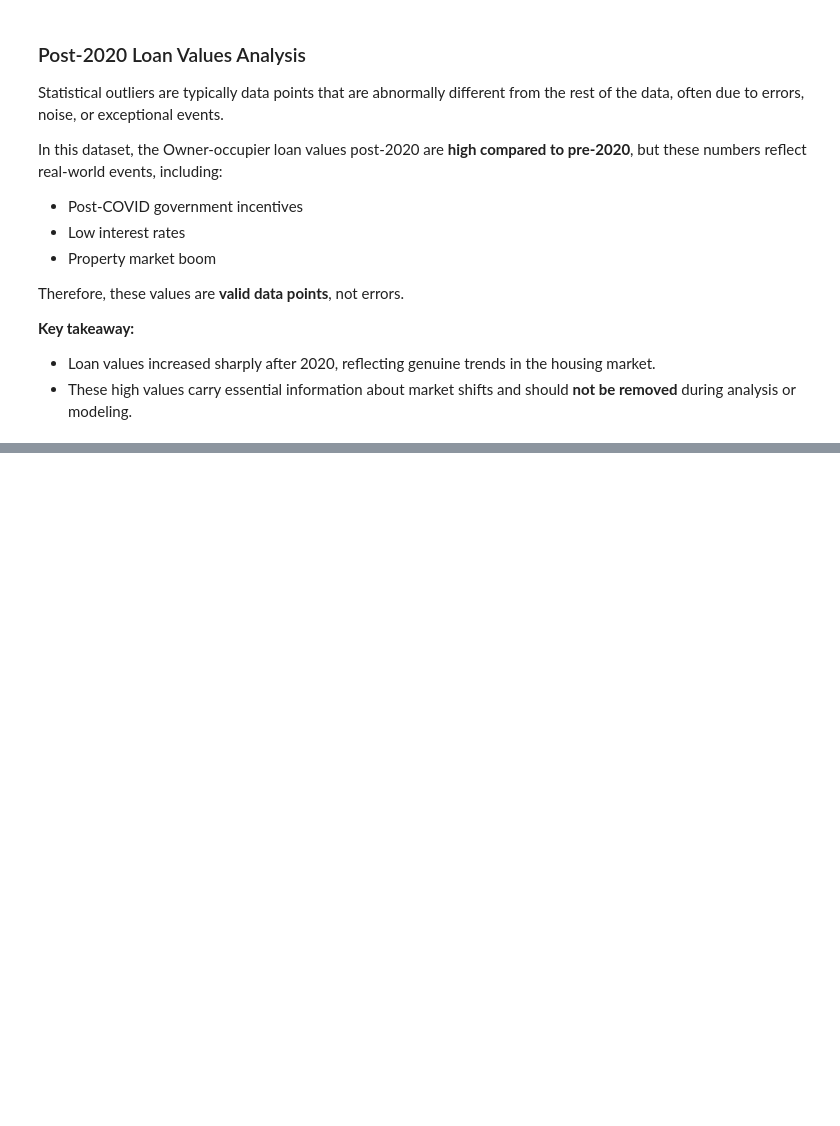
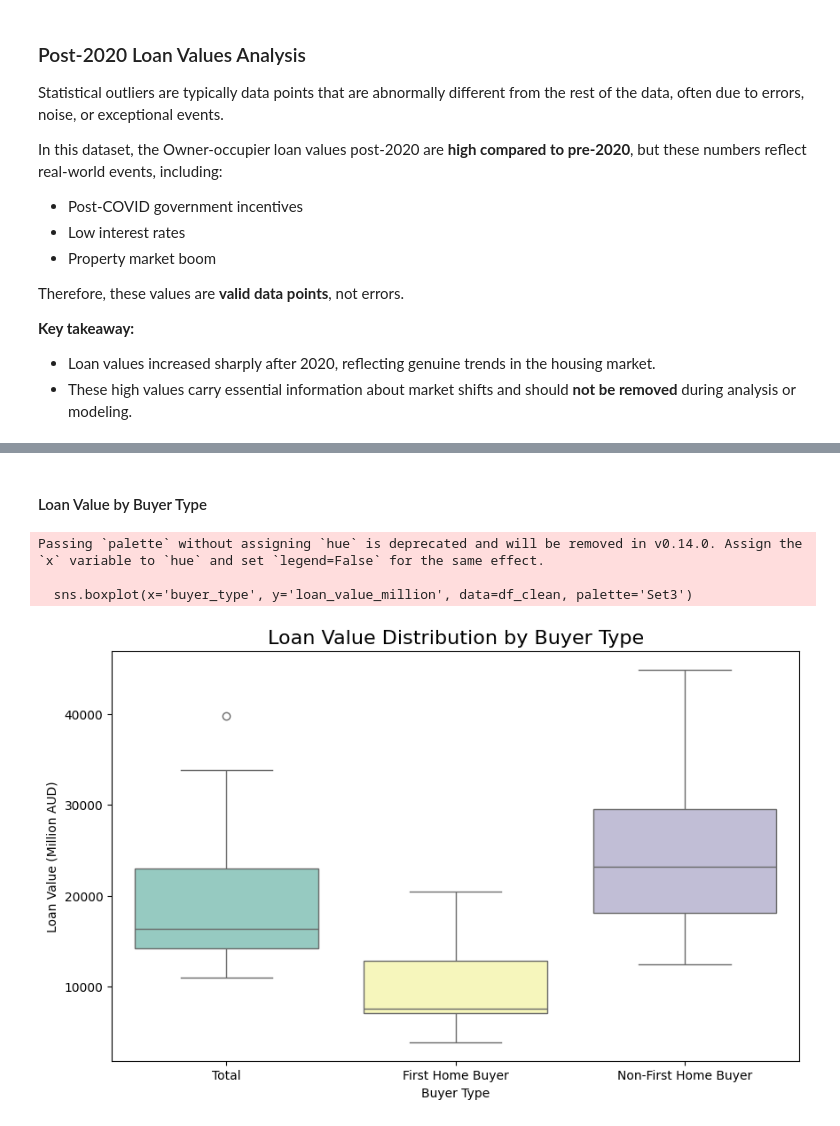
Before and after one commit to MahebobeFayyaz/Australian-Mortgage-Approval-Intelligence-System, a Jupyter notebook: Notebooks/Data_Cleaning_&_EDA.ipynb, the cells around one changed output, grey strips where cells are left out. Saved outputs shown, nothing was run; the diff lists cells and outputs as text; code cells hidden in the pictures; blank space fills up the shorter version.

```diff
--- a/Notebooks/Data_Cleaning_&_EDA.ipynb
+++ b/Notebooks/Data_Cleaning_&_EDA.ipynb
@@ -231,0 +278,14 @@ Therefore, these values are **valid data points**, not errors.
+# %% [markdown]
+#### Loan Value by Buyer Type
+# %%
+plt.figure(figsize=(10,6))
+sns.boxplot(x='buyer_type', y='loan_value_million', data=df_clean, palette='Set3')
+plt.title('Loan Value Distribution by Buyer Type', fontsize=16)
+plt.xlabel('Buyer Type')
+plt.ylabel('Loan Value (Million AUD)')
+plt.show()
+# %% [output]
+Passing `palette` without assigning `hue` is deprecated and will be removed in v0.14.0. Assign the `x` variable to `hue` and set `legend=False` for the same effect.
+
+  sns.boxplot(x='buyer_type', y='loan_value_million', data=df_clean, palette='Set3')
+[figure, added]
```
Also changed, not shown: parts of 62 cells of this notebook.
